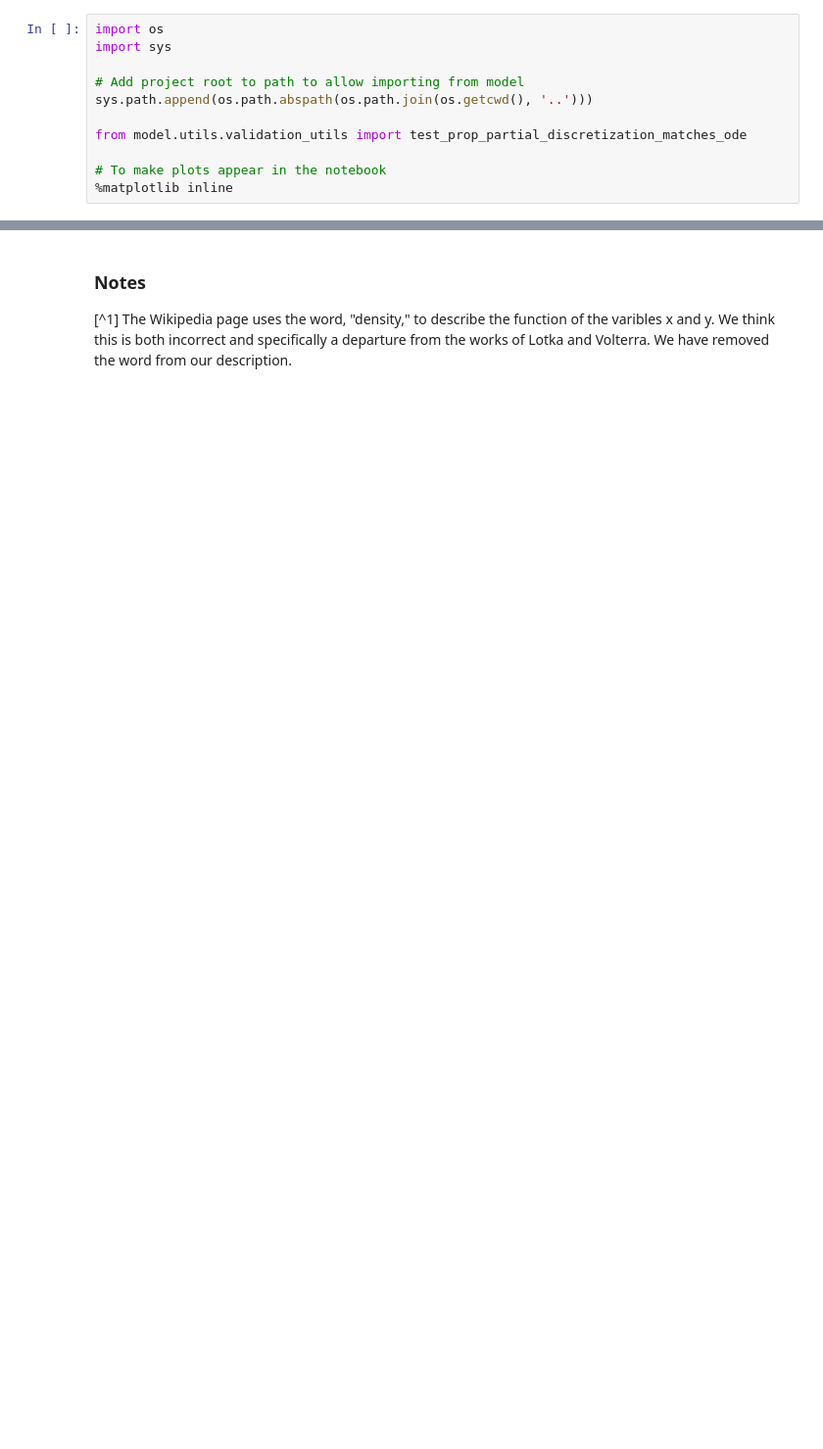
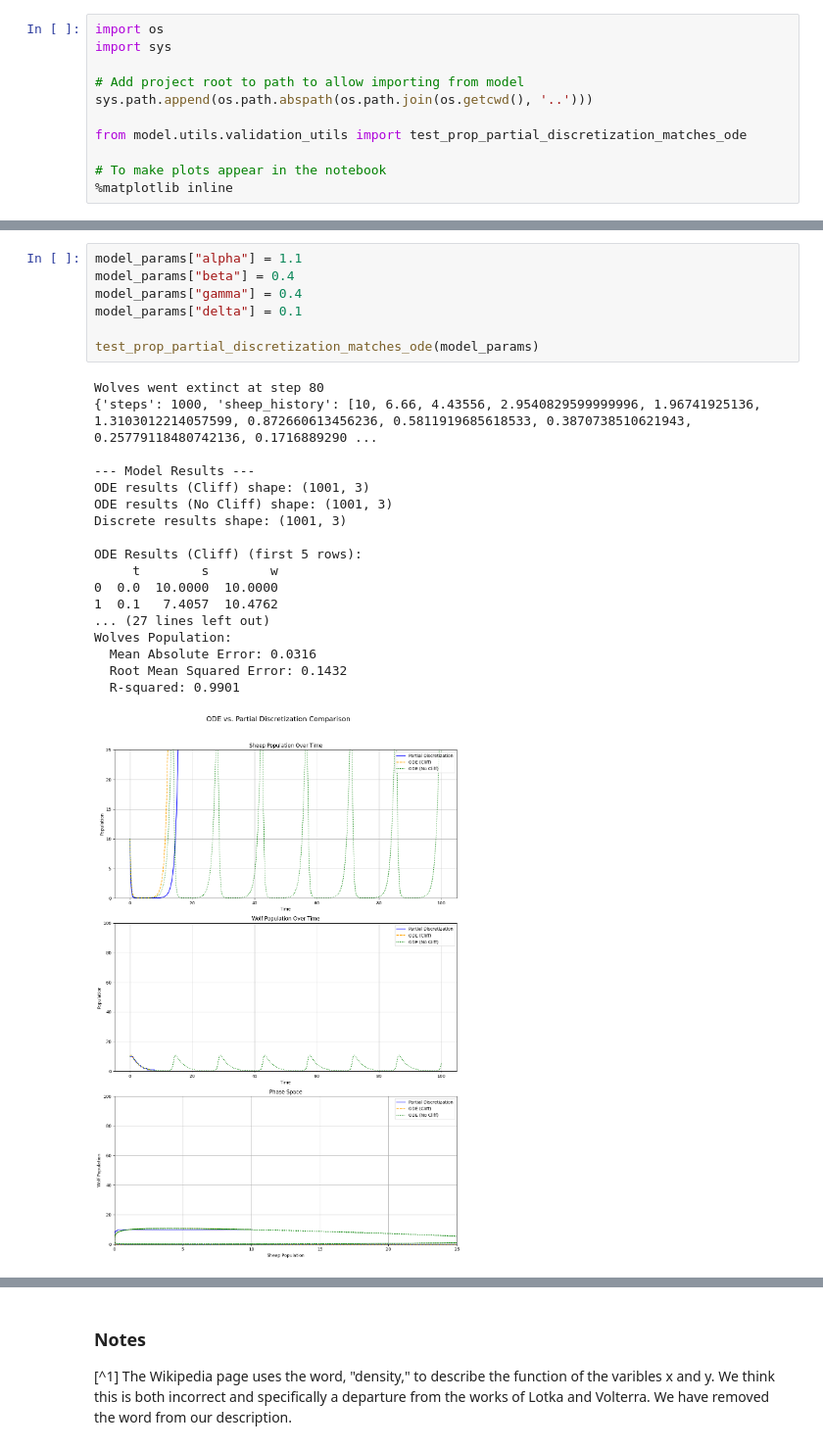
Before and after one commit to peterdresslar/do-android-wolves-dream-of-electric-sheep, a Jupyter notebook: notebooks/validation.ipynb, the cells around one changed output, grey strips where cells are left out. Shown: that part at 98% size. Drawn from its saved outputs; the diff is of its cells as text; blank space fills up the shorter version.

```diff
--- a/notebooks/validation.ipynb
+++ b/notebooks/validation.ipynb
@@ -179,0 +187,26 @@ Wolves Population:
+# %%
+model_params["alpha"] = 1.1
+model_params["beta"] = 0.4
+model_params["gamma"] = 0.4
+model_params["delta"] = 0.1
+
+test_prop_partial_discretization_matches_ode(model_params)
+# %% [output]
+Wolves went extinct at step 80
+{'steps': 1000, 'sheep_history': [10, 6.66, 4.43556, 2.9540829599999996, 1.96741925136, 1.3103012214057599, 0.872660613456236, 0.5811919685618533, 0.3870738510621943, 0.25779118480742136, 0.1716889290 ...
+
+--- Model Results ---
+ODE results (Cliff) shape: (1001, 3)
+ODE results (No Cliff) shape: (1001, 3)
+Discrete results shape: (1001, 3)
+
+ODE Results (Cliff) (first 5 rows):
+     t        s        w
+0  0.0  10.0000  10.0000
+1  0.1   7.4057  10.4762
+... (27 lines left out)
+Wolves Population:
+  Mean Absolute Error: 0.0316
+  Root Mean Squared Error: 0.1432
+  R-squared: 0.9901
+[figure, added]
```
Also changed, not shown: parts of 7 cells of this notebook, 2 other files.
